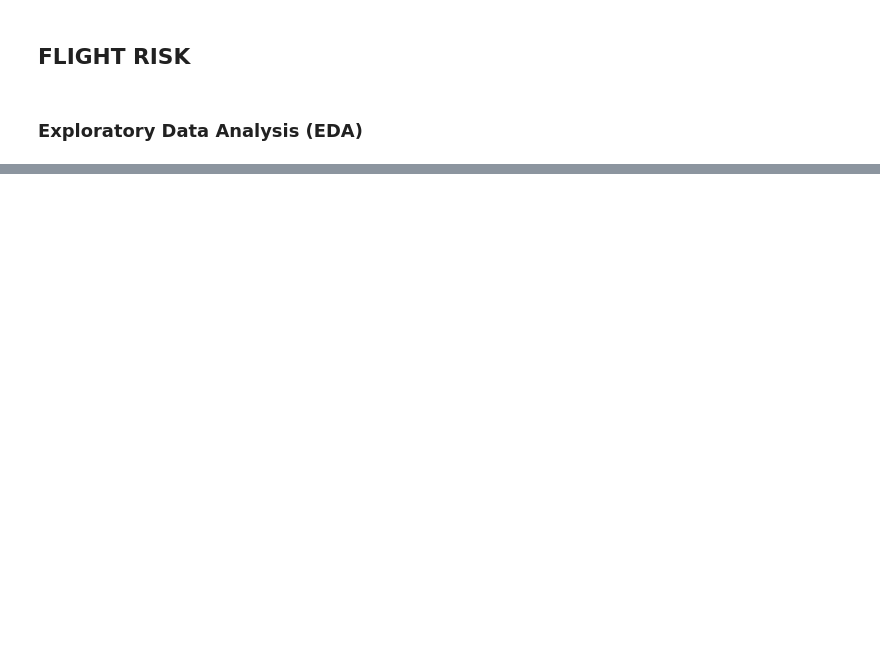
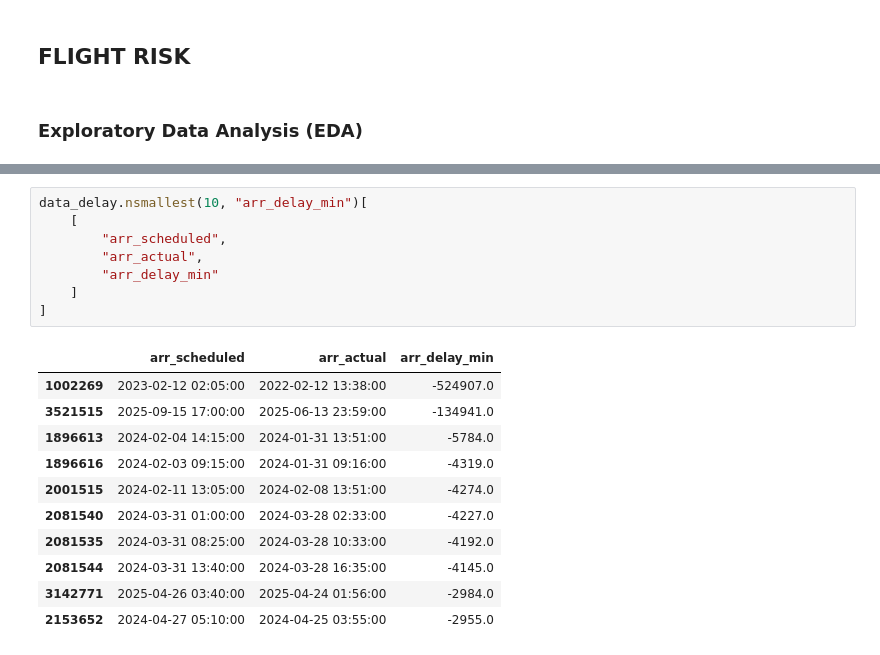
Before and after one commit to LuisHBeck/flight-risk, a Jupyter notebook: notebooks/luishbeck.ipynb, the cells around one changed output, grey strips where cells are left out. Saved outputs shown, nothing was run; the diff lists cells and outputs as text; blank space fills up the shorter version.

```diff
--- a/notebooks/luishbeck.ipynb
+++ b/notebooks/luishbeck.ipynb
@@ -39,0 +230,20 @@ dtype: int64
+# %%
+data_delay.nsmallest(10, "arr_delay_min")[
+    [
+        "arr_scheduled",
+        "arr_actual",
+        "arr_delay_min"
+    ]
+]
+# %% [output]
+|  | arr_scheduled | arr_actual | arr_delay_min |
+| 1002269 | 2023-02-12 02:05:00 | 2022-02-12 13:38:00 | -524907.0 |
+| 3521515 | 2025-09-15 17:00:00 | 2025-06-13 23:59:00 | -134941.0 |
+| 1896613 | 2024-02-04 14:15:00 | 2024-01-31 13:51:00 | -5784.0 |
+| 1896616 | 2024-02-03 09:15:00 | 2024-01-31 09:16:00 | -4319.0 |
+| 2001515 | 2024-02-11 13:05:00 | 2024-02-08 13:51:00 | -4274.0 |
+| 2081540 | 2024-03-31 01:00:00 | 2024-03-28 02:33:00 | -4227.0 |
+| 2081535 | 2024-03-31 08:25:00 | 2024-03-28 10:33:00 | -4192.0 |
+| 2081544 | 2024-03-31 13:40:00 | 2024-03-28 16:35:00 | -4145.0 |
+| 3142771 | 2025-04-26 03:40:00 | 2025-04-24 01:56:00 | -2984.0 |
+| 2153652 | 2024-04-27 05:10:00 | 2024-04-25 03:55:00 | -2955.0 |
```
Also changed, not shown: parts of 30 cells of this notebook.
